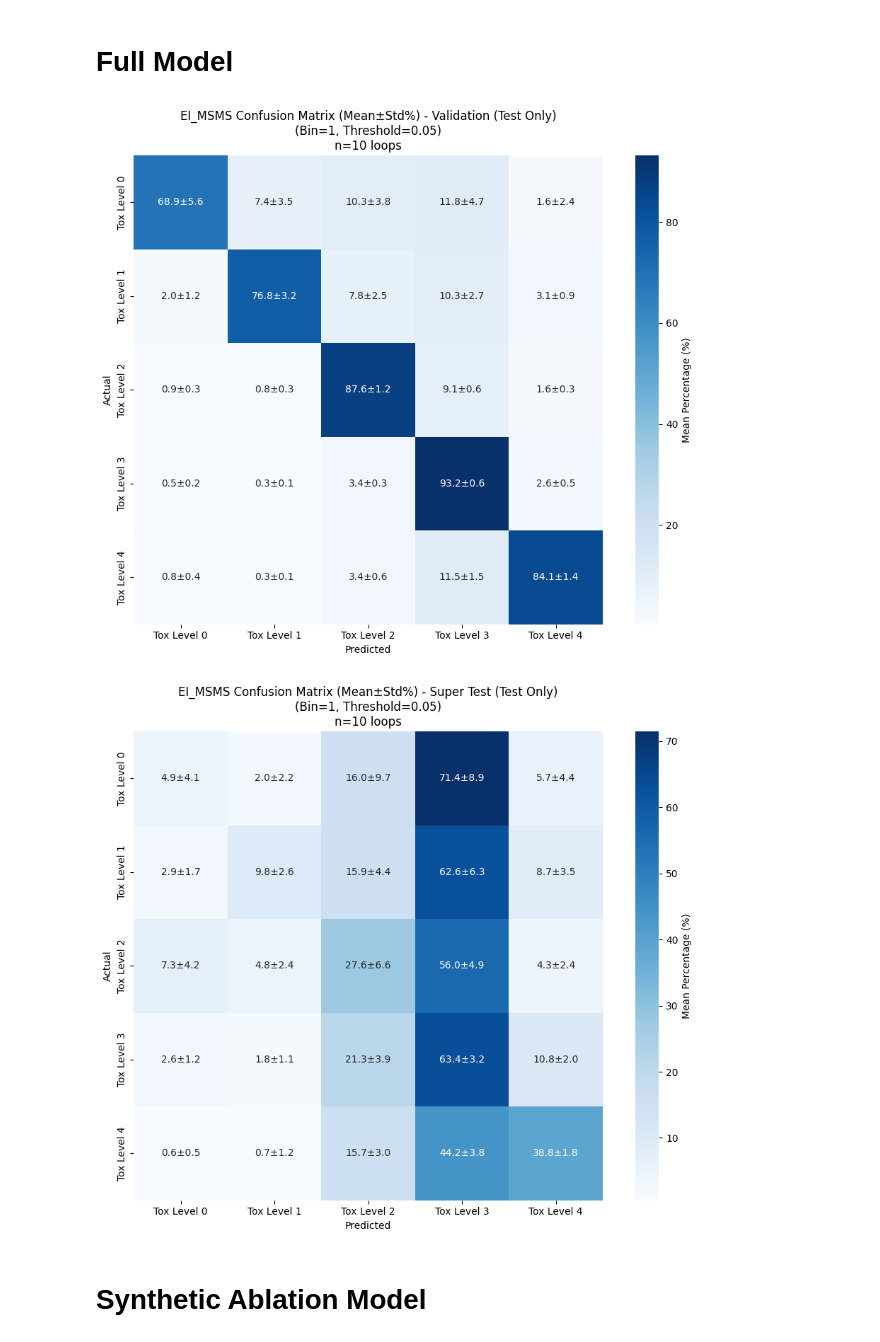
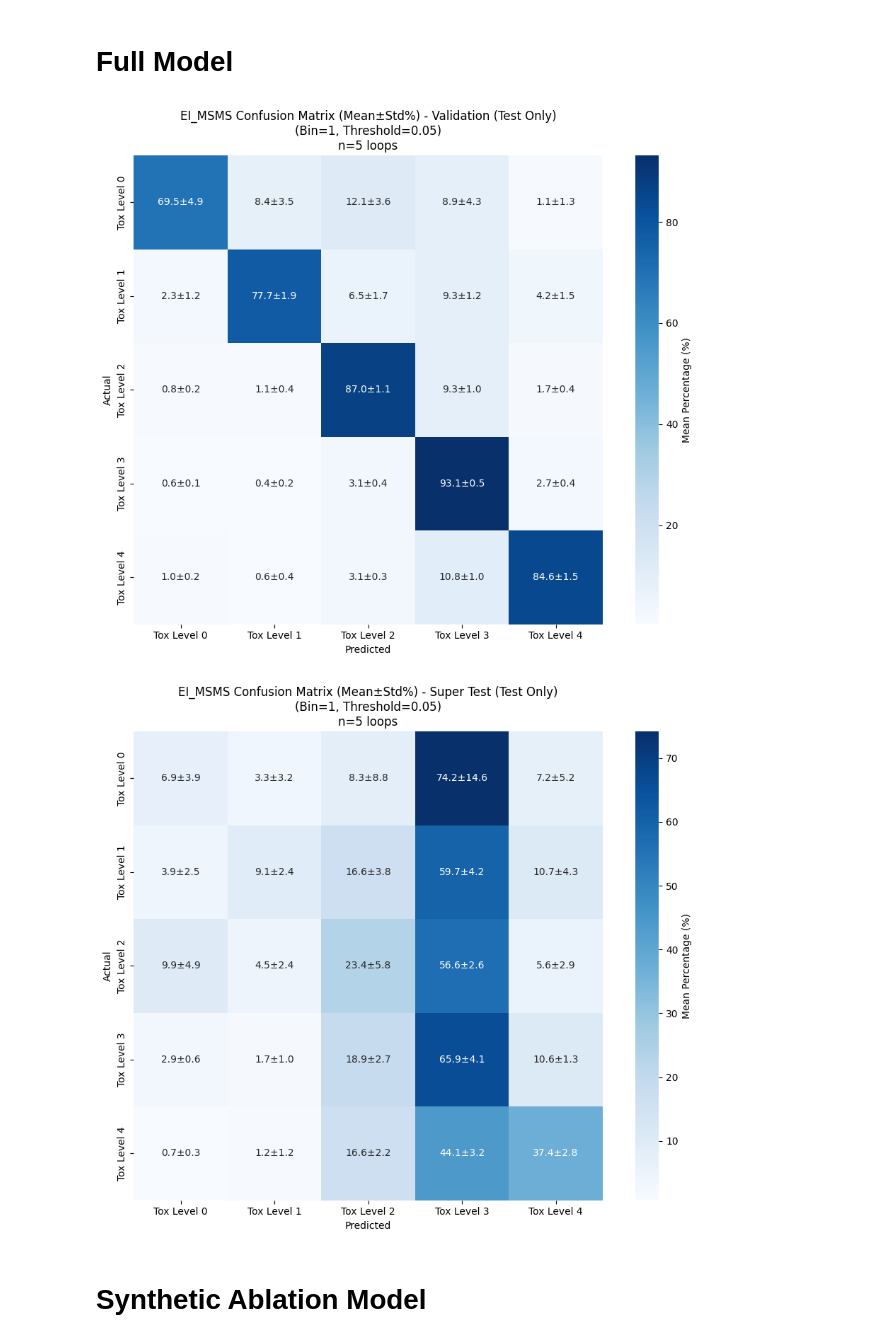
Before and after one commit to DashLLipsey/PREDICT-MIT-LL, a Jupyter notebook: Python_files/EI_MSMS_confusion_plots_analysis.ipynb, the cells around one changed output. Saved outputs shown, nothing was run; the diff lists cells and outputs as text; code cells hidden in the pictures.

```diff
--- a/Python_files/EI_MSMS_confusion_plots_analysis.ipynb
+++ b/Python_files/EI_MSMS_confusion_plots_analysis.ipynb
@@ -736,26 +736,26 @@ create_percentage_confusion_matrix_mean_std_EI_MSMS(
     save_plots=False,
     test_in=True,
     train_in=False,
-    num_loops=10
+    num_loops=5
 )
 # %% [output]
-[figure, old version]
+[figure, new version]
 # %%
 # Super Test Full Model
 # Super Test - Full Model
 create_percentage_confusion_matrix_mean_std_EI_MSMS(
     folder='/home/dlipsey/MITLincolnLabs/MIT_LL_data/',
-    folder_name='2_step_EI_MSMS_loop_super_test',  # Match SUPER_FINAL_DIR from training script
+    folder_name='2_step_EI_MSMS_loop_super_test',
     bin_size=1,
     threshold_size=0.05,
-    use_super_test=True,  # This will look for super_test_ prefix
+    use_super_test=True,
     save_plots=False,
     test_in=True,
     train_in=False,
-    num_loops=10
+    num_loops=5
 )
 # %% [output]
-[figure, old version]
+[figure, new version]
 # %% [markdown]
 # Synthetic Ablation Model
 # %%
```
Also changed, not shown: parts of 2 cells of this notebook, 2 other files.
